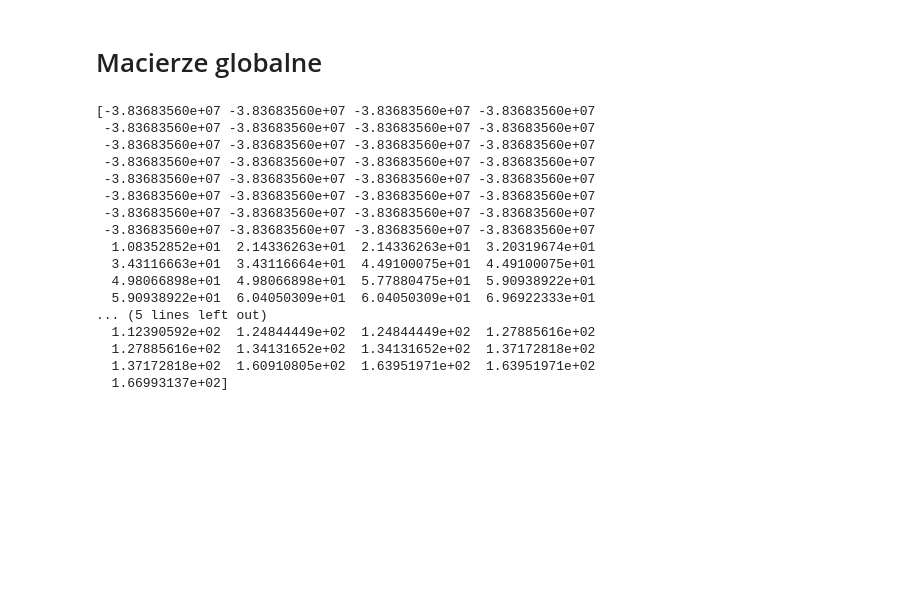
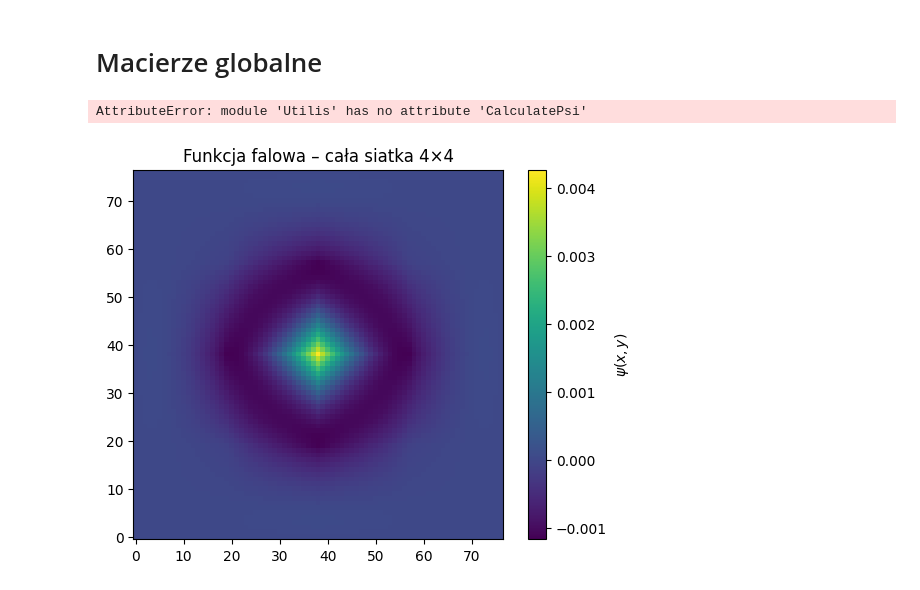
Before and after one commit to Yepthatsit/ProjektMofit, a Jupyter notebook: raport.ipynb, the cells around one changed output. Cells and saved outputs as stored; diff of their text form; code cells hidden in the pictures; blank space fills up the shorter version.

```diff
--- a/raport.ipynb
+++ b/raport.ipynb
@@ -104,34 +104,28 @@ fig_H.show()
 from scipy.linalg import eigh
 # solve generalized eigenproblem
 E, C = eigh( H,S)
-#psi = Utilis.CalculatePsi(C, 2,N,nlg,wezly)\
-idx = 37
+psi = Utilis.CalculatePsi(C, 32,N,nlg,wezly)
+idx = 32
+plt.plot(E[idx:])
 print(E[idx]*at2meV)
 # reshape first eigenvector to 2D grid
 #N = int(np.sqrt(C.shape[0]))  # 9 if 81
 #psi = C[:, 0].reshape(N, N)
-
 # plot real part
 px.imshow(
-    np.abs(C[idx]).reshape(9,9),
+    np.abs(psi),
     color_continuous_scale="RdBu",
     title="Re(ψ₀)"
 ).show()
 # %% [output]
-[-3.83683560e+07 -3.83683560e+07 -3.83683560e+07 -3.83683560e+07
- -3.83683560e+07 -3.83683560e+07 -3.83683560e+07 -3.83683560e+07
- -3.83683560e+07 -3.83683560e+07 -3.83683560e+07 -3.83683560e+07
- -3.83683560e+07 -3.83683560e+07 -3.83683560e+07 -3.83683560e+07
- -3.83683560e+07 -3.83683560e+07 -3.83683560e+07 -3.83683560e+07
- -3.83683560e+07 -3.83683560e+07 -3.83683560e+07 -3.83683560e+07
- -3.83683560e+07 -3.83683560e+07 -3.83683560e+07 -3.83683560e+07
- -3.83683560e+07 -3.83683560e+07 -3.83683560e+07 -3.83683560e+07
-  1.08352852e+01  2.14336263e+01  2.14336263e+01  3.20319674e+01
-  3.43116663e+01  3.43116664e+01  4.49100075e+01  4.49100075e+01
-  4.98066898e+01  4.98066898e+01  5.77880475e+01  5.90938922e+01
-  5.90938922e+01  6.04050309e+01  6.04050309e+01  6.96922333e+01
-... (5 lines left out)
-  1.12390592e+02  1.24844449e+02  1.24844449e+02  1.27885616e+02
-  1.27885616e+02  1.34131652e+02  1.34131652e+02  1.37172818e+02
-  1.37172818e+02  1.60910805e+02  1.63951971e+02  1.63951971e+02
-  1.66993137e+02]
+AttributeError: module 'Utilis' has no attribute 'CalculatePsi'
+# %%
+Cn = C[32]
+Psi = Utilis.psi_on_whole_grid(C, n=37, N=N, nlg=nlg, wezly=wezly)
+
+plt.imshow(Psi, origin="lower")
+plt.colorbar(label=r"$\psi(x,y)$")
+plt.title("Funkcja falowa – cała siatka 4×4")
+plt.show()
+# %% [output]
+[figure, added]
```
Also changed, not shown: 2 other files.
